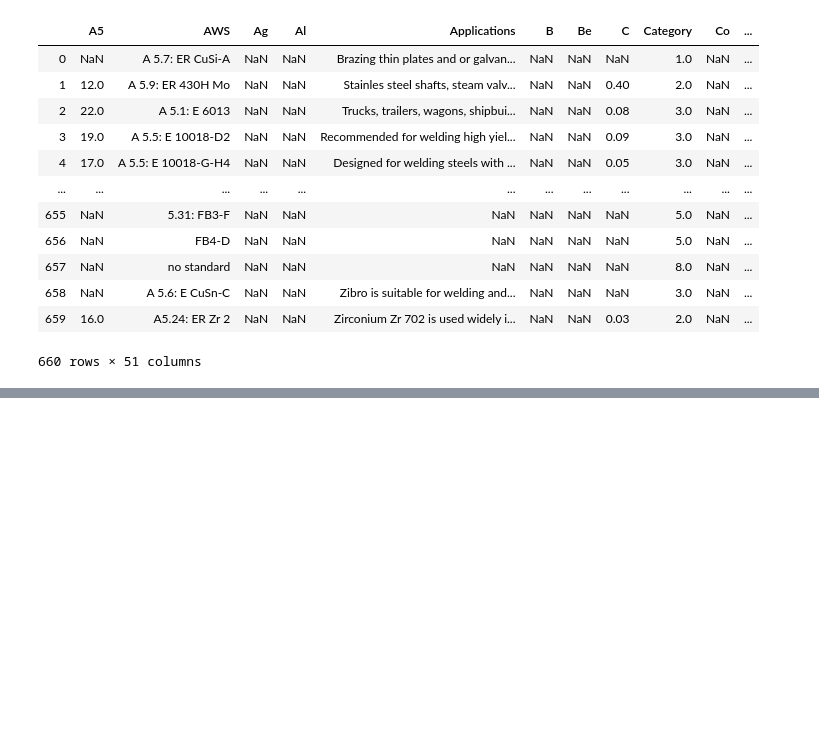
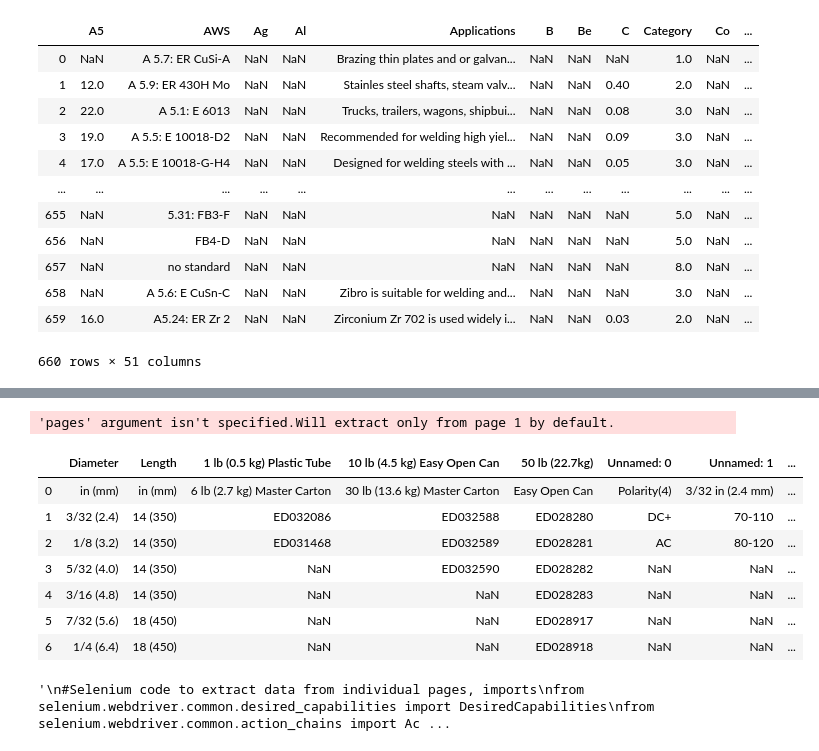
Before and after one commit to PrasannS/WeldingAnalysis, a Jupyter notebook: webscraper.ipynb, the cells around one changed output, grey strips where cells are left out. Saved outputs shown, nothing was run; the diff lists cells and outputs as text; code cells hidden in the pictures; blank space fills up the shorter version.

Commit message:
PDF Data partially extracted, downloaded

```diff
--- a/webscraper.ipynb
+++ b/webscraper.ipynb
@@ -565,0 +656,4 @@ data
+# %%
+pdf_links = pd.read_json('pdf_links.json')
+pdf_links = pd.DataFrame(pdf_links[0])
+pdf_links
@@ -565,0 +676,68 @@ data
+# %%
+#pdf_links = pd.DataFrame(pdf_links[0])
+#pdf_links.to_json('pdf_links.json')
+#pd.DataFrame(pdf_names).to_json('pdf_names.json')
+def process_pdf_urls(urls):
+    d = []
+    for u in urls:
+        d.append('https://www.lincolnelectric.com'+str(u))
+    return d
+
+pdf_links[0] = process_pdf_urls(pdf_links[0])
+# %%
+import requests
+import shutil
+i = -1
+for u in pdf_links[0]:
+    r = requests.get(u,verify=True,stream=True)
+    r.raw.decode_content = True
+    i +=1
+    with open("pdf_data/"+str(i)+".pdf", 'wb') as f:
+            shutil.copyfileobj(r.raw, f)
+# %%
+from tabula import read_pdf
+
+df = read_pdf('test.pdf')
+# %% [output]
+'pages' argument isn't specified.Will extract only from page 1 by default.
+# %%
+def extract_pdf (df):
+    f = {}
+    for i in df:
+        for j in i:
+            f[j] = []
+            for a in i[j]:
+                f[j].append(a)
+    new_df = pd.DataFrame({ key:pd.Series(value) for key, value in f.items() })
+    return new_df
+
+new_df = extract_pdf(df)
+new_df
+#df[0]['Diameter'][2]
+#qgrid.show_grid(pd.DataFrame(extract_pdf(df)))
+# %% [output]
+|  | Diameter | Length | 1 lb (0.5 kg) Plastic Tube | 10 lb (4.5 kg) Easy Open Can | 50 lb (22.7kg) | Unnamed: 0 | Unnamed: 1 | ... |
+| 0 | in (mm) | in (mm) | 6 lb (2.7 kg) Master Carton | 30 lb (13.6 kg) Master Carton | Easy Open Can | Polarity(4) | 3/32 in (2.4 mm) | ... |
+| 1 | 3/32 (2.4) | 14 (350) | ED032086 | ED032588 | ED028280 | DC+ | 70-110 | ... |
+| 2 | 1/8 (3.2) | 14 (350) | ED031468 | ED032589 | ED028281 | AC | 80-120 | ... |
+| 3 | 5/32 (4.0) | 14 (350) | NaN | ED032590 | ED028282 | NaN | NaN | ... |
+| 4 | 3/16 (4.8) | 14 (350) | NaN | NaN | ED028283 | NaN | NaN | ... |
+| 5 | 7/32 (5.6) | 18 (450) | NaN | NaN | ED028917 | NaN | NaN | ... |
+| 6 | 1/4 (6.4) | 18 (450) | NaN | NaN | ED028918 | NaN | NaN | ... |
+# %%
+'''
+#Selenium code to extract data from individual pages, imports
+from selenium.webdriver.common.desired_capabilities import DesiredCapabilities
+from selenium.webdriverf.common.action_chains import ActionChains
+from selenium.webdriver.support.ui import WebDriverWait
+from selenium.webdriver.support.ui import Select
+from selenium.webdriver.common.keys import Keys
+from selenium import webdriver
+from time import sleep
+import pandas as pd
+import tabula
+import time
+import os
+'''
+# %% [output]
+'\n#Selenium code to extract data from individual pages, imports\nfrom selenium.webdriver.common.desired_capabilities import DesiredCapabilities\nfrom selenium.webdriver.common.action_chains import Ac ...
```
Also changed, not shown: parts of 15 cells of this notebook.
